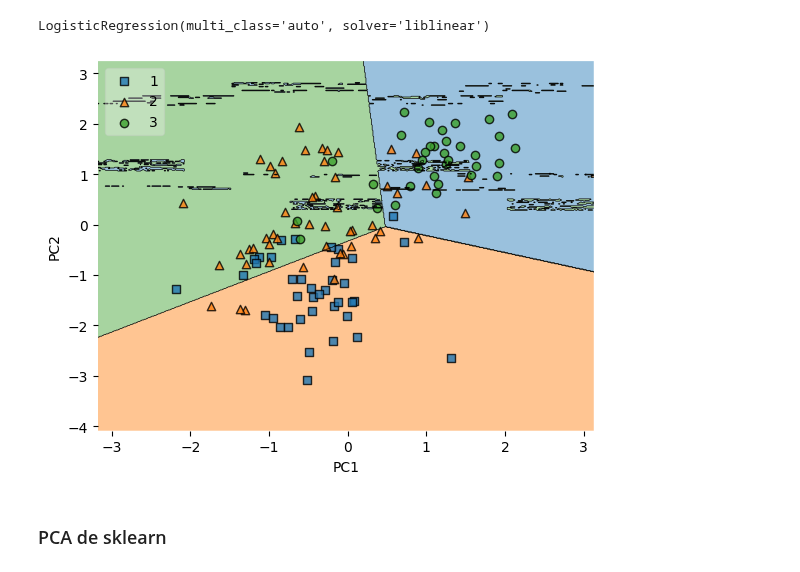
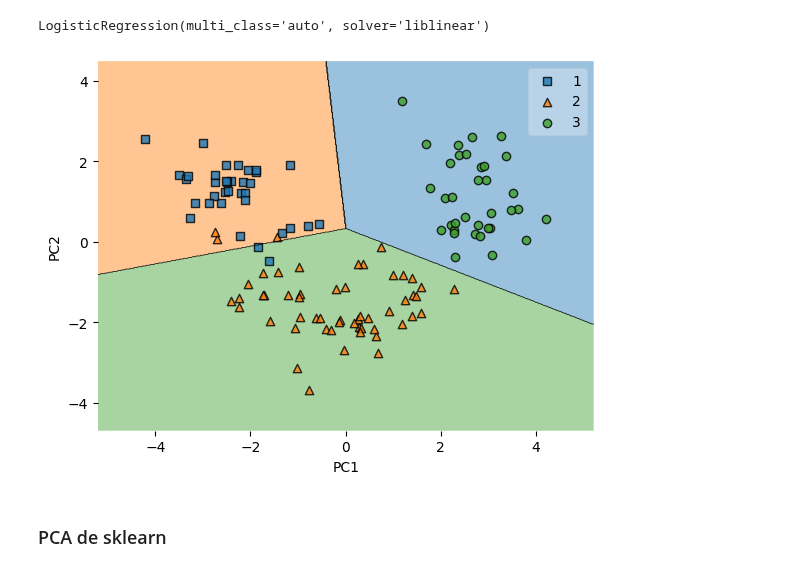
Before and after one commit to emilianodesu/LCD-5Sem-2025-1, a Jupyter notebook: PPCD/Reduccion de datos/13Sep.ipynb, the cells around one changed output. Cells and saved outputs as stored; diff of their text form; code cells hidden in the pictures.

```diff
--- a/PPCD/Reduccion de datos/13Sep.ipynb
+++ b/PPCD/Reduccion de datos/13Sep.ipynb
@@ -89,7 +89,7 @@ plt.show()
 # %% [markdown]
 Lista de eigenpares
 # %%
-eigen_par = [ ( np.abs(eigen_vals[i]), eigen_vecs[i]) for i in range(len(eigen_vecs)) ]
+eigen_par = [ ( np.abs(eigen_vals[i]), eigen_vecs[:,i]) for i in range(len(eigen_vecs)) ]
 # ordenar de forma descendente
 eigen_par.sort(key = lambda k:k[0], reverse=True)
 eigen_par
@@ -159,13 +159,12 @@ lr.fit(X_train_pca,y_train)
 LogisticRegression(multi_class='auto', solver='liblinear')
 # %%
 from mlxtend.plotting import plot_decision_regions
-plot_decision_regions(X_train_pca,y_train,legend=2,clf=lr)
+plot_decision_regions(X_train_pca,y_train,legend=1,clf=lr)
 plt.xlabel('PC1')
 plt.ylabel('PC2')
 plt.show()
-# esta mal y toca ver porque
 # %% [output]
-[figure, old version]
+[figure, new version]
 # %% [markdown]
 ### PCA de sklearn
 # %% [markdown]
```
Also changed, not shown: parts of 9 cells of this notebook.
